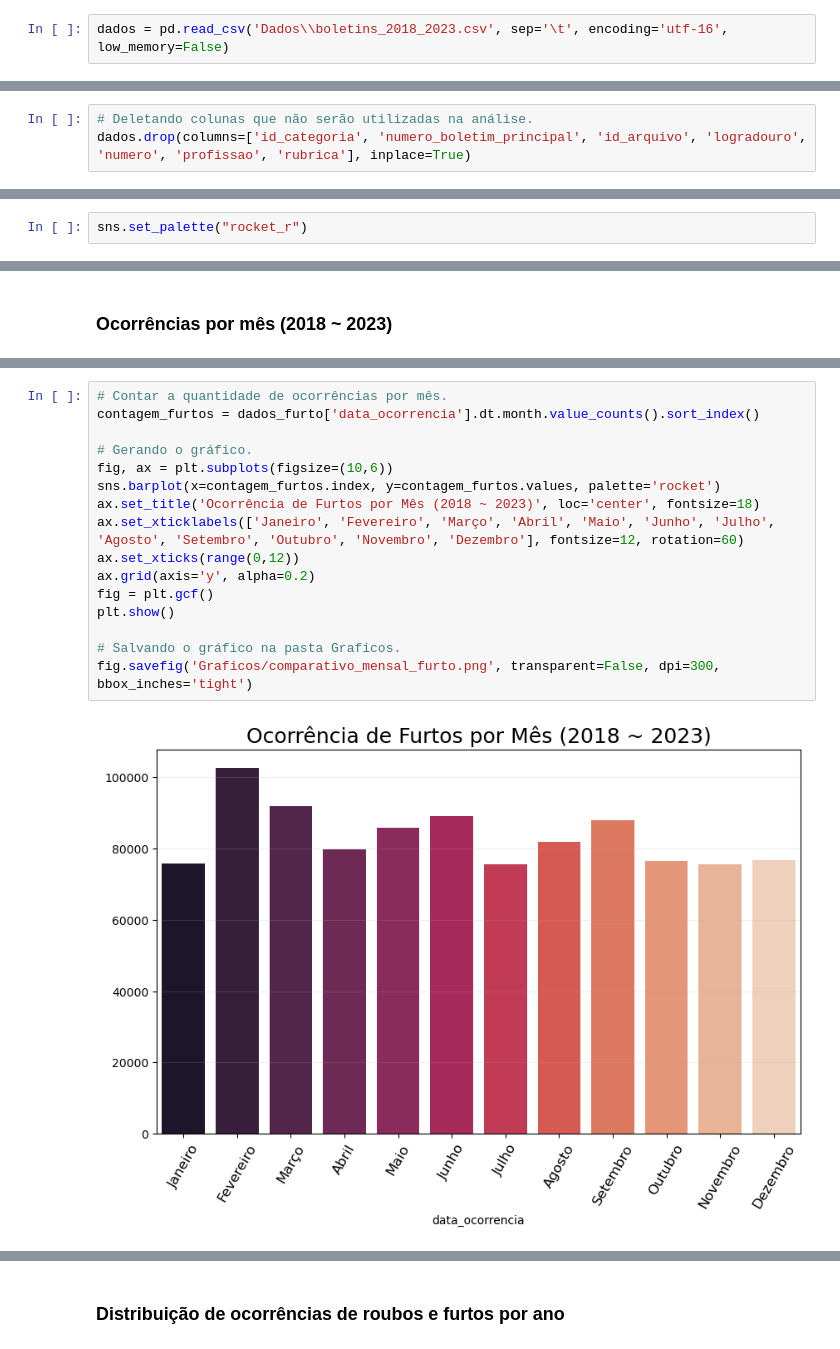
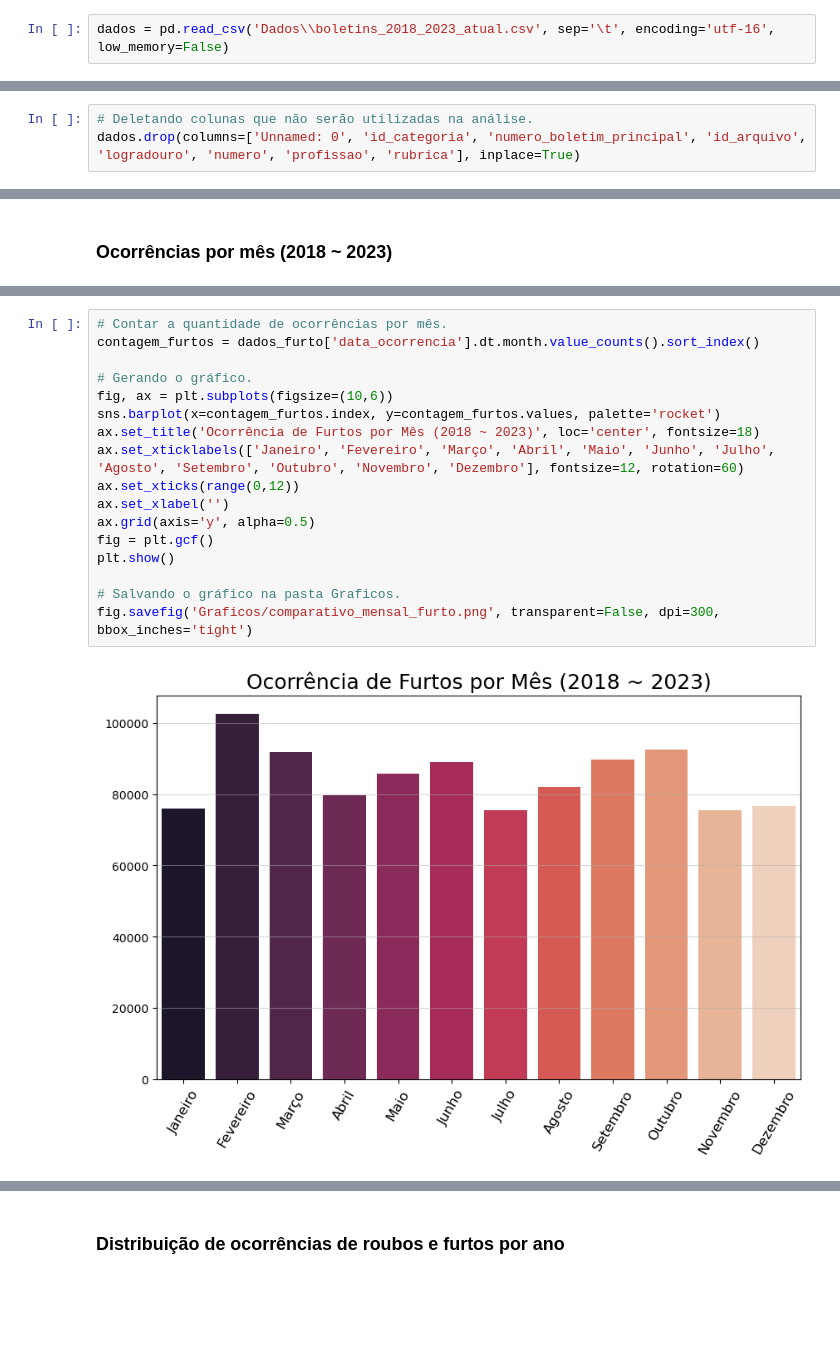
Before and after one commit to anderdot/previsao-crimes, a Jupyter notebook: Analises/Modelo Preditiva.ipynb, the cells around one changed output, grey strips where cells are left out. Saved outputs shown, nothing was run; the diff lists cells and outputs as text; blank space fills up the shorter version.

Commit message:
[refactor] Incluindo os dados de outubro

```diff
--- a/Analises/Modelo Preditiva.ipynb
+++ b/Analises/Modelo Preditiva.ipynb
@@ -60,7 +62,7 @@ simplefilter(action='ignore', category=FutureWarning)
 
 Dataset está na pasta "Dados" com o nome "boletins_2018_2023.csv" e usa "\t" como separador.
 # %%
-dados = pd.read_csv('Dados\\boletins_2018_2023.csv', sep='\t', encoding='utf-16', low_memory=False)
+dados = pd.read_csv('Dados\\boletins_2018_2023_atual.csv', sep='\t', encoding='utf-16', low_memory=False)
 # %% [markdown]
 ## Visualizar os dados
 # %%
@@ -165,7 +167,7 @@ def categorizar_horas(hora):
 dados['periodo_dia_ocorrencia'] = dados['hora_ocorrencia'].apply(categorizar_horas)
 # %%
 # Deletando colunas que não serão utilizadas na análise.
-dados.drop(columns=['id_categoria', 'numero_boletim_principal', 'id_arquivo', 'logradouro', 'numero', 'profissao', 'rubrica'], inplace=True)
+dados.drop(columns=['Unnamed: 0', 'id_categoria', 'numero_boletim_principal', 'id_arquivo', 'logradouro', 'numero', 'profissao', 'rubrica'], inplace=True)
 # %%
 # Deletando os dados duplicados.
 dados.drop_duplicates(inplace=True)
@@ -221,5 +221,3 @@ import seaborn as sns
-# %%
-sns.set_palette("rocket_r")
 # %% [markdown]
 ## Análises: Ocorrências
 # %% [markdown]
@@ -321,21 +321,22 @@ fig.savefig('Graficos/comparativo_mensal_roubo.png', transparent=False, dpi=300,
 # %%
 # Contar a quantidade de ocorrências por mês.
 contagem_furtos = dados_furto['data_ocorrencia'].dt.month.value_counts().sort_index()
 
 # Gerando o gráfico.
 fig, ax = plt.subplots(figsize=(10,6))
 sns.barplot(x=contagem_furtos.index, y=contagem_furtos.values, palette='rocket')
 ax.set_title('Ocorrência de Furtos por Mês (2018 ~ 2023)', loc='center', fontsize=18)
 ax.set_xticklabels(['Janeiro', 'Fevereiro', 'Março', 'Abril', 'Maio', 'Junho', 'Julho', 'Agosto', 'Setembro', 'Outubro', 'Novembro', 'Dezembro'], fontsize=12, rotation=60)
 ax.set_xticks(range(0,12))
-ax.grid(axis='y', alpha=0.2)
+ax.set_xlabel('')
+ax.grid(axis='y', alpha=0.5)
 fig = plt.gcf()
 plt.show()
 
 # Salvando o gráfico na pasta Graficos.
 fig.savefig('Graficos/comparativo_mensal_furto.png', transparent=False, dpi=300, bbox_inches='tight')
 # %% [output]
-[figure, old version]
+[figure, new version]
 # %%
 datas_invalidas = (dados_furto['data_ocorrencia'] < '2018-01-01')
 dados_furto.drop(dados_furto[datas_invalidas].index, inplace=True)
```
Also changed, not shown: parts of 47 cells of this notebook, 19 other files.
